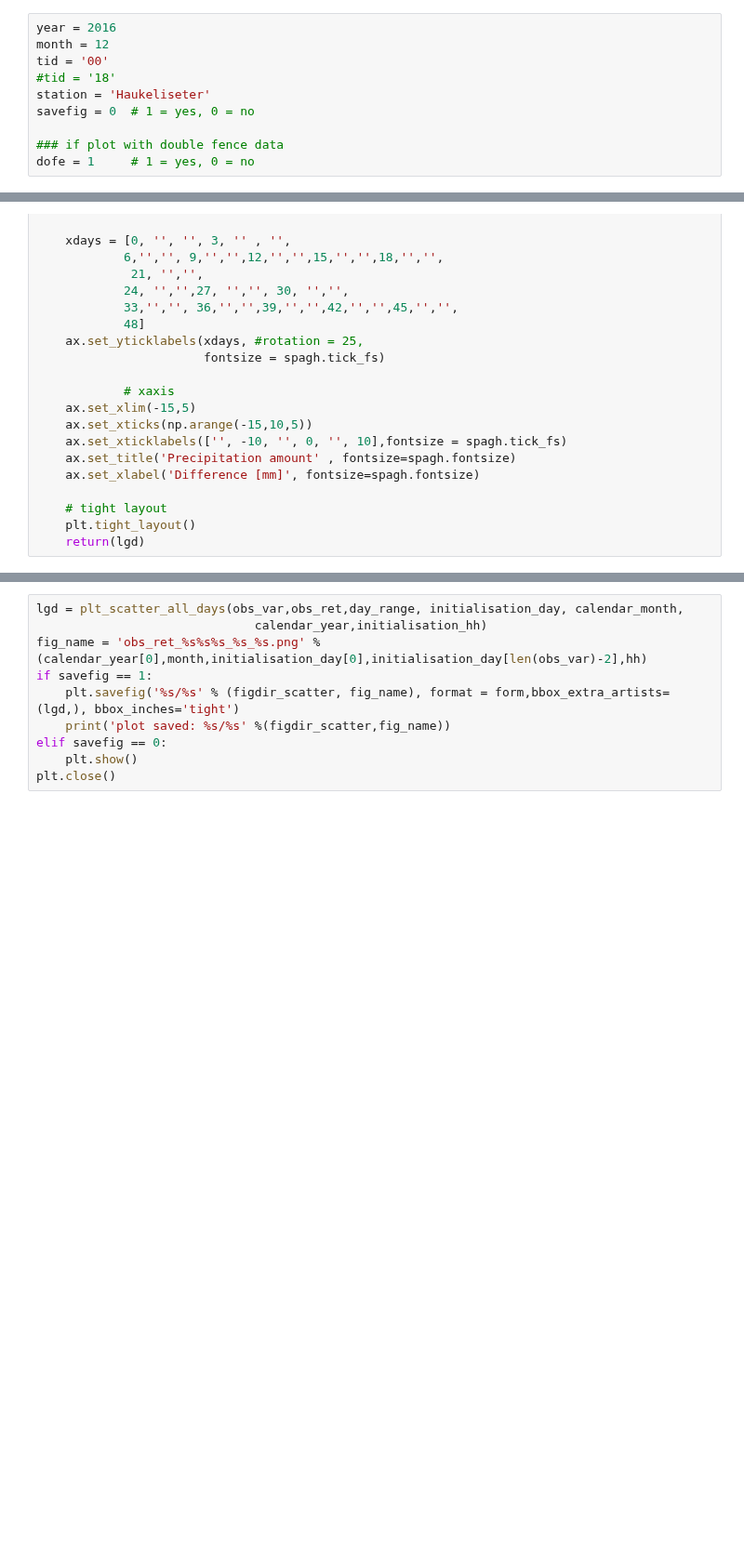
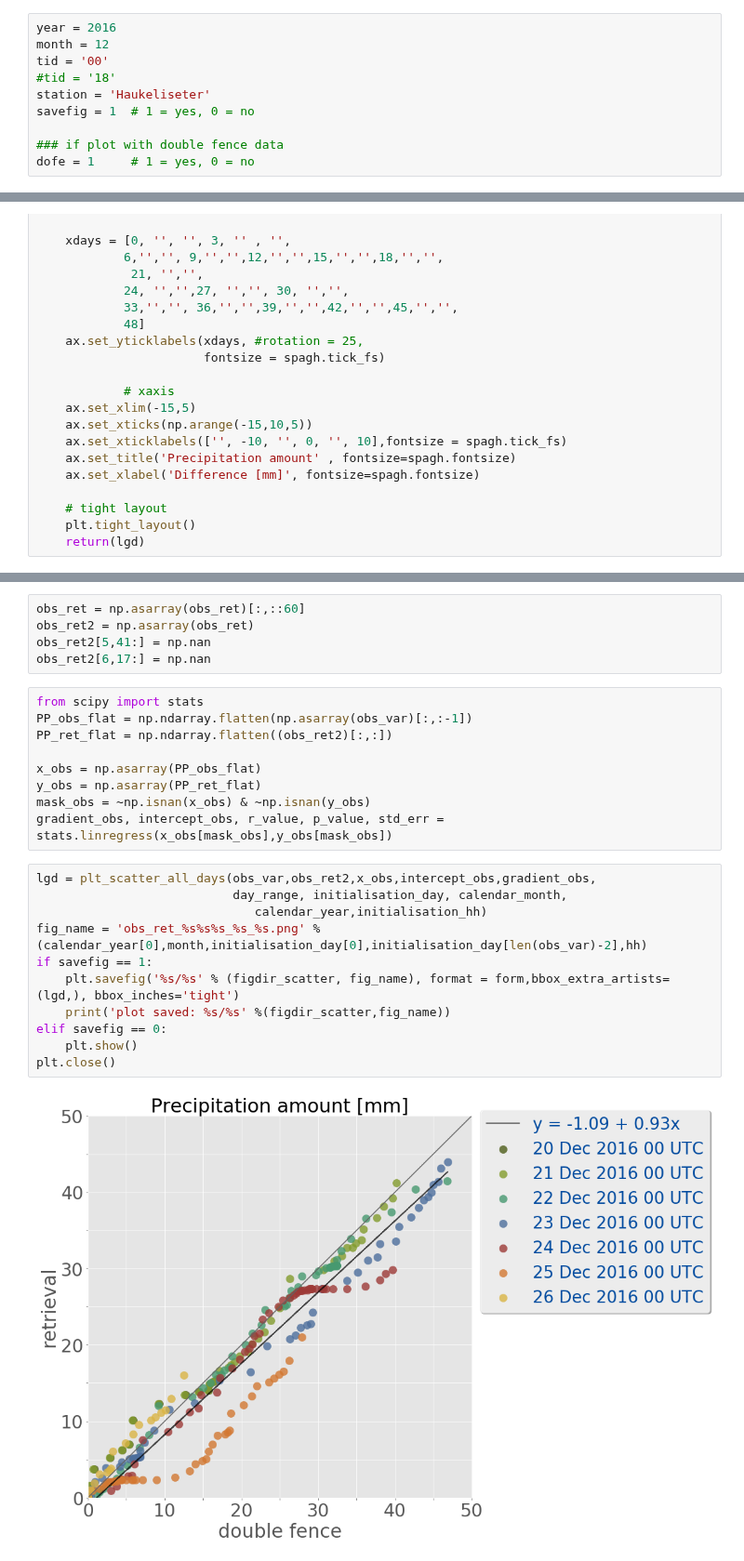
Before and after one commit to franzihe/Python_Masterthesis, a Jupyter notebook: Retrieval_MEPS/surface_EM09_DF_ret_ensemble_mean.ipynb, the cells around one changed output, grey strips where cells are left out. Shown at 93% size. Saved outputs shown, nothing was run; the diff lists cells and outputs as text; blank space fills up the shorter version.

Commit message:
added regression curve for double fence retrieval scatter plot

```diff
--- a/Retrieval_MEPS/surface_EM09_DF_ret_ensemble_mean.ipynb
+++ b/Retrieval_MEPS/surface_EM09_DF_ret_ensemble_mean.ipynb
@@ -31,7 +31,7 @@ month = 12
 tid = '00'
 #tid = '18'
 station = 'Haukeliseter'
-savefig = 0  # 1 = yes, 0 = no
+savefig = 1  # 1 = yes, 0 = no
 
 ### if plot with double fence data
 dofe = 1     # 1 = yes, 0 = no
@@ -689,10 +693,27 @@ plt.close()
+# %%
+obs_ret = np.asarray(obs_ret)[:,::60]
+obs_ret2 = np.asarray(obs_ret)
+obs_ret2[5,41:] = np.nan
+obs_ret2[6,17:] = np.nan
+# %%
+from scipy import stats
+PP_obs_flat = np.ndarray.flatten(np.asarray(obs_var)[:,:-1])
+PP_ret_flat = np.ndarray.flatten((obs_ret2)[:,:])
+
+x_obs = np.asarray(PP_obs_flat)
+y_obs = np.asarray(PP_ret_flat)
+mask_obs = ~np.isnan(x_obs) & ~np.isnan(y_obs)
+gradient_obs, intercept_obs, r_value, p_value, std_err = stats.linregress(x_obs[mask_obs],y_obs[mask_obs])
 # %%
-lgd = plt_scatter_all_days(obs_var,obs_ret,day_range, initialisation_day, calendar_month,
+lgd = plt_scatter_all_days(obs_var,obs_ret2,x_obs,intercept_obs,gradient_obs,
+                           day_range, initialisation_day, calendar_month,
                               calendar_year,initialisation_hh)
 fig_name = 'obs_ret_%s%s%s_%s_%s.png' %(calendar_year[0],month,initialisation_day[0],initialisation_day[len(obs_var)-2],hh)
 if savefig == 1:
     plt.savefig('%s/%s' % (figdir_scatter, fig_name), format = form,bbox_extra_artists=(lgd,), bbox_inches='tight')
     print('plot saved: %s/%s' %(figdir_scatter,fig_name))
 elif savefig == 0:
     plt.show()
 plt.close()
+# %% [output]
+[figure, added]
```
Also changed, not shown: parts of 4 cells of this notebook.
